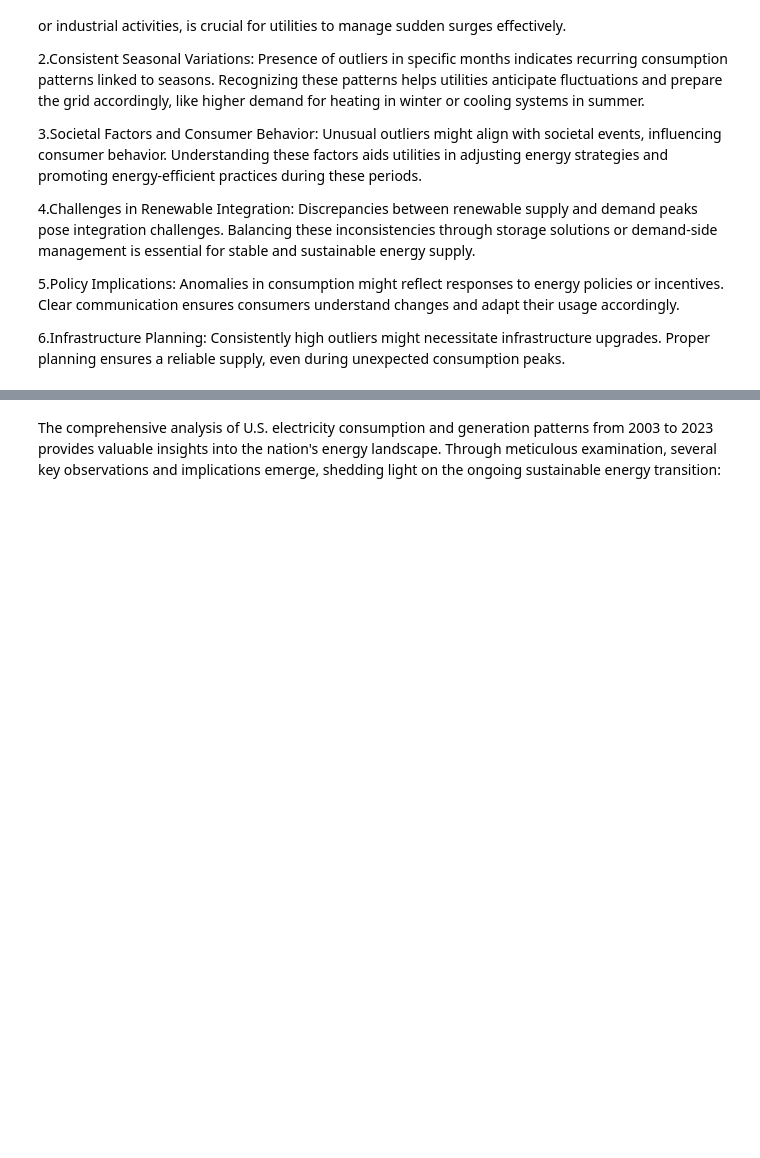
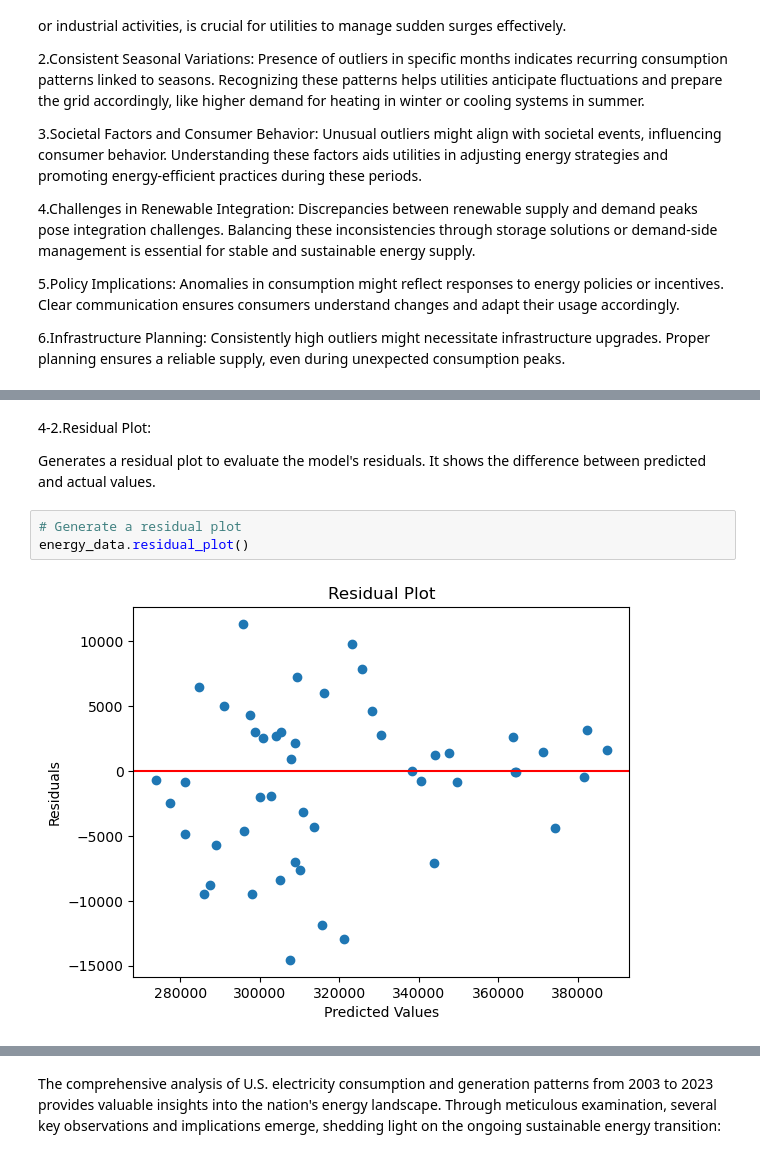
Before and after one commit to lowei1023/Project-3_Data-Aggregation-Grouping-Reshaping-Analysis, a Jupyter notebook: proposal.ipynb, the cells around one changed output, grey strips where cells are left out. Drawn from its saved outputs; the diff is of its cells as text; blank space fills up the shorter version.

```diff
--- a/proposal.ipynb
+++ b/proposal.ipynb
@@ -626,0 +689,9 @@ energy_analysis.task_9()
+# %% [markdown]
+4-2.Residual Plot:
+
+Generates a residual plot to evaluate the model's residuals. It shows the difference between predicted and actual values.
+# %%
+# Generate a residual plot
+energy_data.residual_plot()
+# %% [output]
+[figure, added]
```
Also changed, not shown: parts of 43 cells of this notebook, 5 other files.
